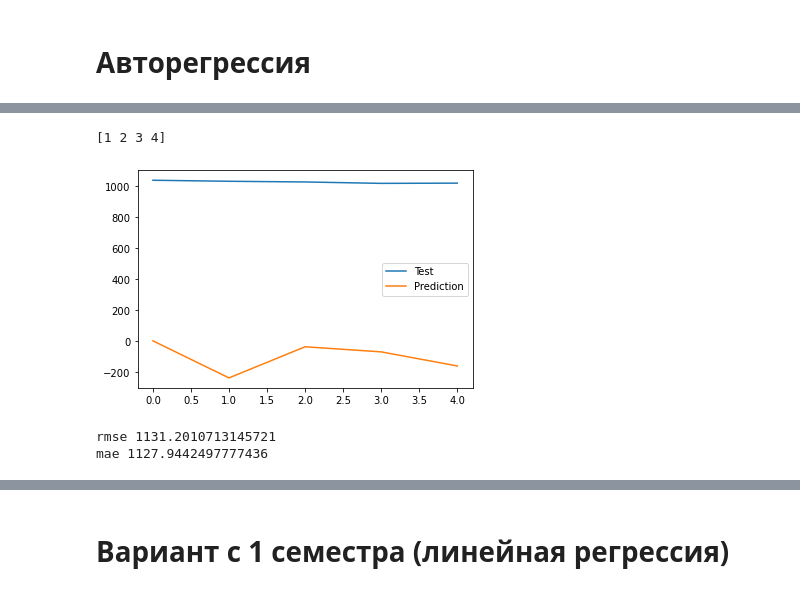
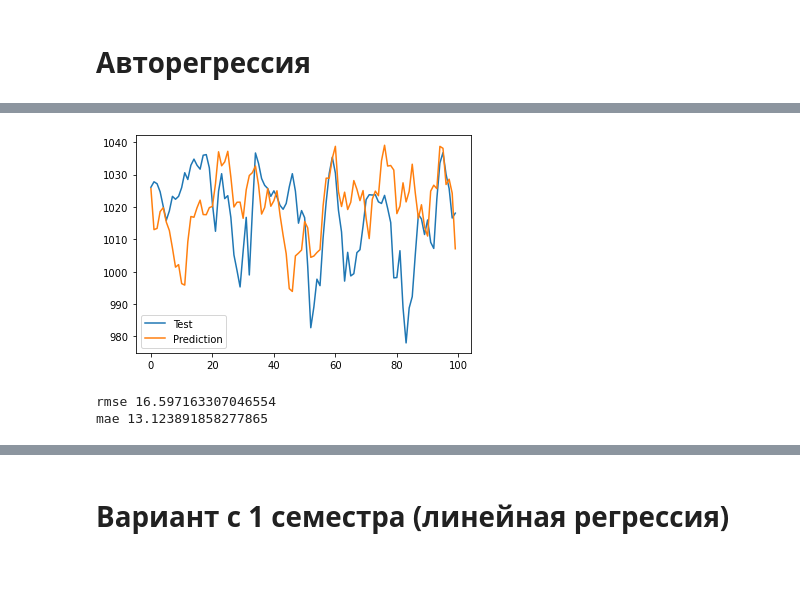
Before and after one commit to Loinen/geodata_analysis, a Jupyter notebook: lab2021.ipynb, the cells around one changed output, grey strips where cells are left out. Cells and saved outputs as stored; diff of their text form; code cells hidden in the pictures.

```diff
--- a/lab2021.ipynb
+++ b/lab2021.ipynb
@@ -188,8 +145,7 @@ mae 5.350376905944963
 # %%
-prediction_size = 5
-predictions_5_points = autoreg(pressure, prediction_size, 200, 4, 'n', exog=temp)
+prediction_size = 100
+predictions_5_points = autoreg(pressure, prediction_size, 150, 40, 'ct', exog=temp)
 # %% [output]
+[figure, new version]
-[1 2 3 4]
+rmse 16.597163307046554
+mae 13.123891858277865
-[figure, old version]
-rmse 1131.2010713145721
-mae 1127.9442497777436
```
Also changed, not shown: parts of 15 cells of this notebook.
